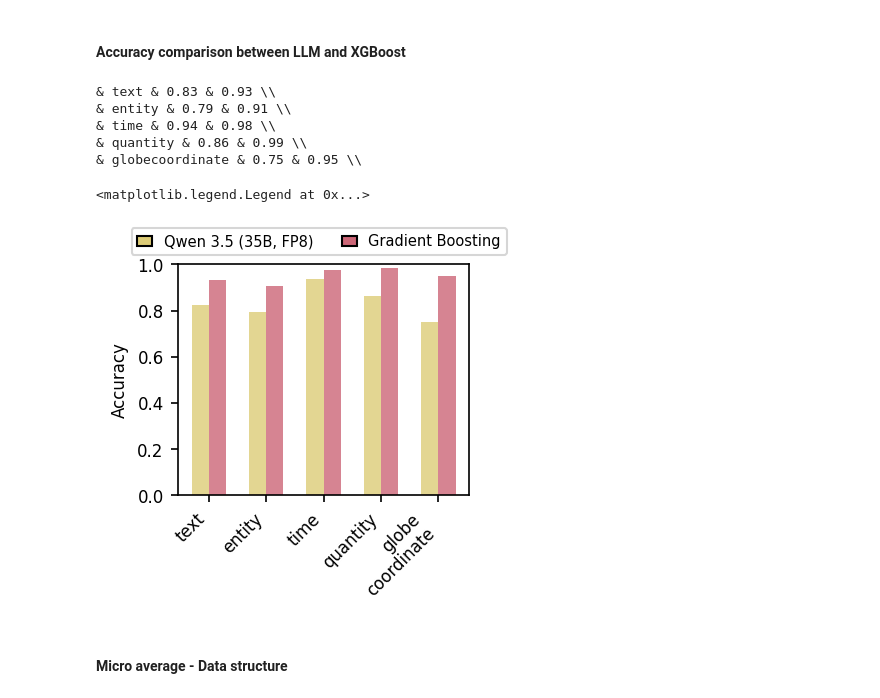
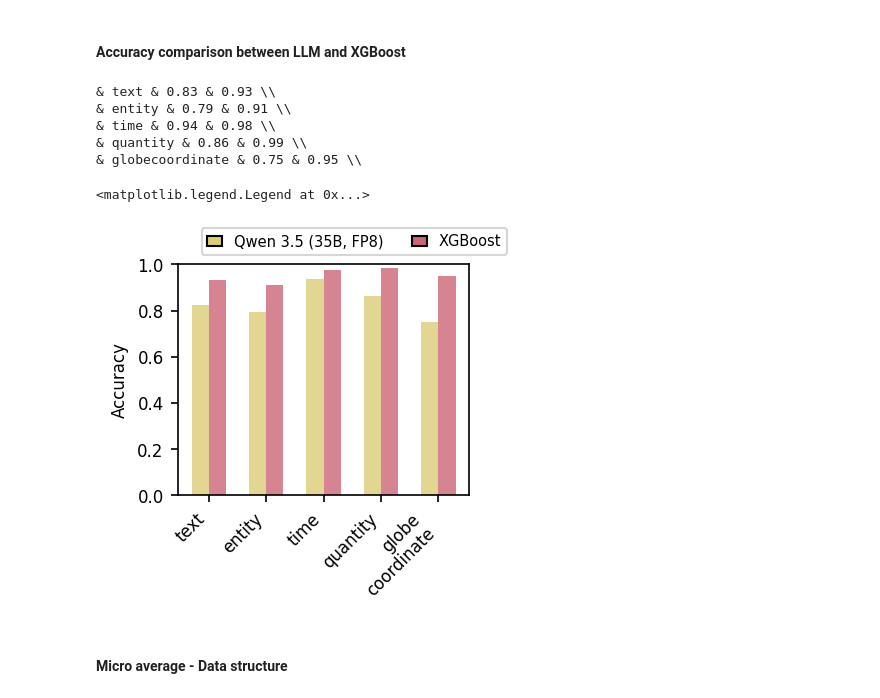
Before and after one commit to caroocortes/wikidata-change-classification, a Jupyter notebook: notebook.ipynb, the cells around one changed output. Drawn from its saved outputs; the diff is of its cells as text; code cells hidden in the pictures.

```diff
--- a/notebook.ipynb
+++ b/notebook.ipynb
@@ -83,35 +83,35 @@ for idx, datatype in enumerate(datatypes):
 
 #  average globecoordinate
 values_llm_acc = (avg_metrics_llm['globecoordinate_latitude']['avg_acc'] + avg_metrics_llm['globecoordinate_longitude']['avg_acc'])/2
 values_ml_trad_acc = (avg_best_model['globecoordinate_latitude']['avg_acc'] + avg_best_model['globecoordinate_longitude']['avg_acc'])/2
 print(f"& globecoordinate & {values_llm_acc:.2f} & {values_ml_trad_acc:.2f} \\\\")
 bars_acc_llm = ax.bar(len(datatypes), values_llm_acc, width, alpha=0.8, color=clear_color_palette[1])
 bars_acc_ml = ax.bar(len(datatypes) + width, values_ml_trad_acc, width, alpha=0.8, color=clear_color_palette[2])
 
 datatypes += ['globe\ncoordinate']
 ax.set_ylabel('Accuracy', fontsize=8)
 ax.set_ylim(0, 1)
 ax.set_yticklabels(ax.get_yticks().round(2), fontsize=8)
 
 x_ticks_pos = [idx + 0.15 for idx, _ in enumerate(datatypes)]
 ax.set_xticks(x_ticks_pos)
 labels = []
 for datatype in datatypes:
     labels.append(datatype.replace("_", "\n"))
 ax.set_xticklabels(labels, rotation=45, ha='right', fontsize=8)
 legend_elements = [
     Patch(facecolor=clear_color_palette[1], edgecolor='black', label='Qwen 3.5 (35B, FP8)'),
-    Patch(facecolor=clear_color_palette[2], edgecolor='black', label='Gradient Boosting'),
+    Patch(facecolor=clear_color_palette[2], edgecolor='black', label='XGBoost'),
 ]
 fig.legend(handles=legend_elements, ncol=len(legend_elements), loc='outside upper right', fontsize=7, markerscale=0.04, handlelength=1)
 # %% [output]
 & text & 0.83 & 0.93 \\
 & entity & 0.79 & 0.91 \\
 & time & 0.94 & 0.98 \\
 & quantity & 0.86 & 0.99 \\
 & globecoordinate & 0.75 & 0.95 \\
 <matplotlib.legend.Legend at 0x...>
-[figure, old version]
+[figure, new version]
 # %% [markdown]
 #### Micro average -  Data structure
 # %%
```
Also changed, not shown: parts of 2 cells of this notebook, 5 other files.
